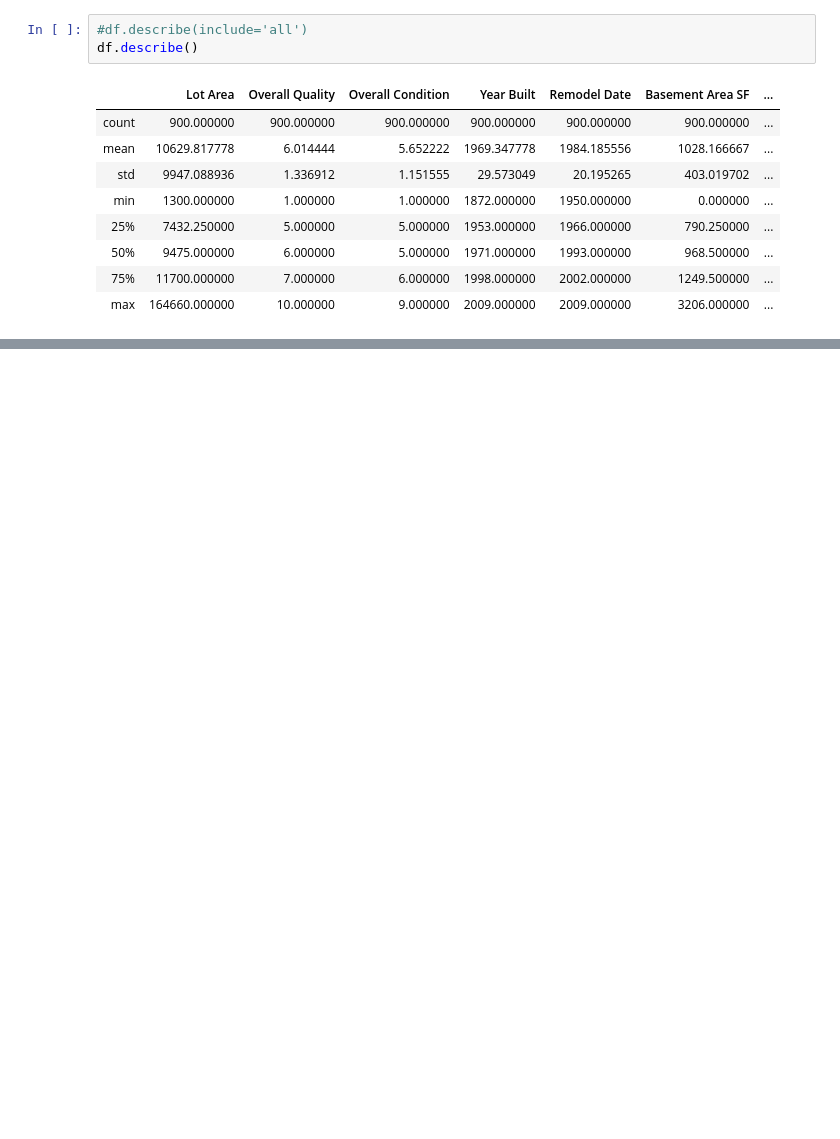
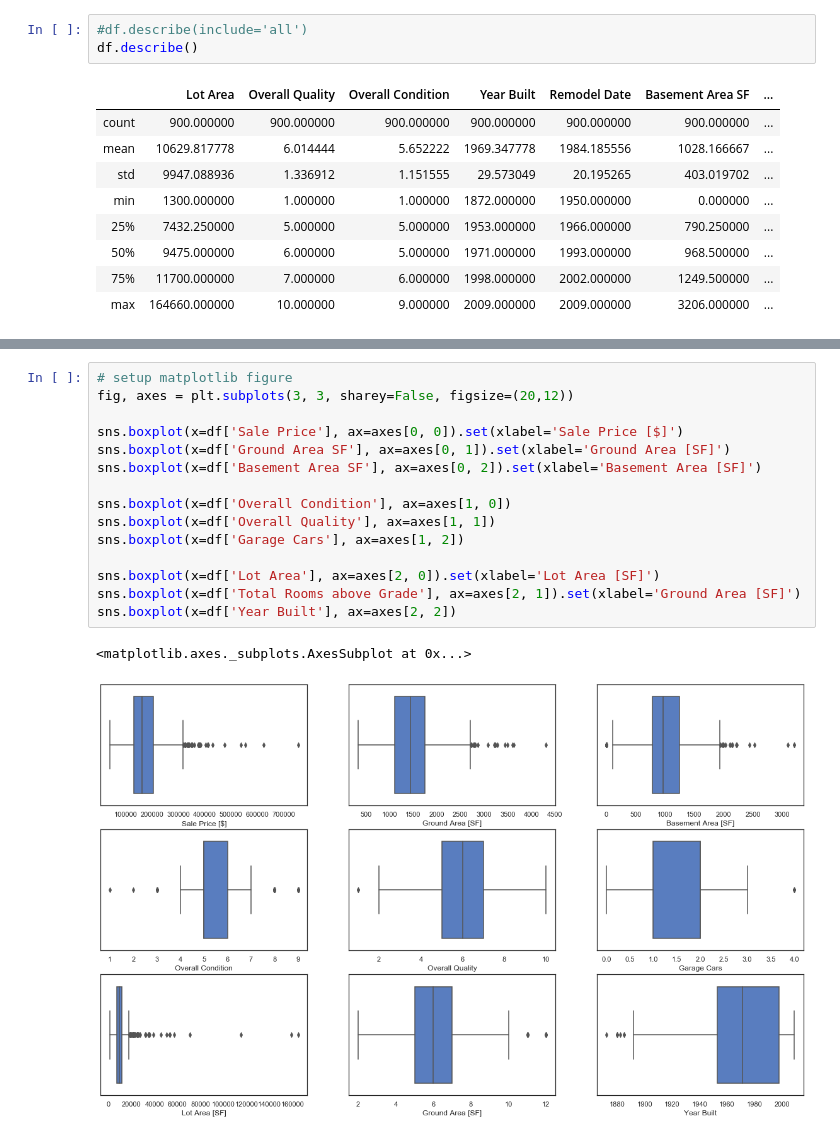
Before and after one commit to Simon-0711/DataSciencePruefungsleistung, a Jupyter notebook: Data_Science_Prototyp_v1.0.ipynb, the cells around one changed output, grey strips where cells are left out. Saved outputs shown, nothing was run; the diff lists cells and outputs as text; blank space fills up the shorter version.

```diff
--- a/Data_Science_Prototyp_v1.0.ipynb
+++ b/Data_Science_Prototyp_v1.0.ipynb
@@ -224,0 +331,18 @@ memory usage: 126.6+ KB
+# %%
+# setup matplotlib figure
+fig, axes = plt.subplots(3, 3, sharey=False, figsize=(20,12))
+
+sns.boxplot(x=df['Sale Price'], ax=axes[0, 0]).set(xlabel='Sale Price [$]')
+sns.boxplot(x=df['Ground Area SF'], ax=axes[0, 1]).set(xlabel='Ground Area [SF]')
+sns.boxplot(x=df['Basement Area SF'], ax=axes[0, 2]).set(xlabel='Basement Area [SF]')
+
+sns.boxplot(x=df['Overall Condition'], ax=axes[1, 0])
+sns.boxplot(x=df['Overall Quality'], ax=axes[1, 1])
+sns.boxplot(x=df['Garage Cars'], ax=axes[1, 2])
+
+sns.boxplot(x=df['Lot Area'], ax=axes[2, 0]).set(xlabel='Lot Area [SF]')
+sns.boxplot(x=df['Total Rooms above Grade'], ax=axes[2, 1]).set(xlabel='Ground Area [SF]')
+sns.boxplot(x=df['Year Built'], ax=axes[2, 2])
+# %% [output]
+<matplotlib.axes._subplots.AxesSubplot at 0x...>
+[figure, added]
```
Also changed, not shown: parts of 29 cells of this notebook.
